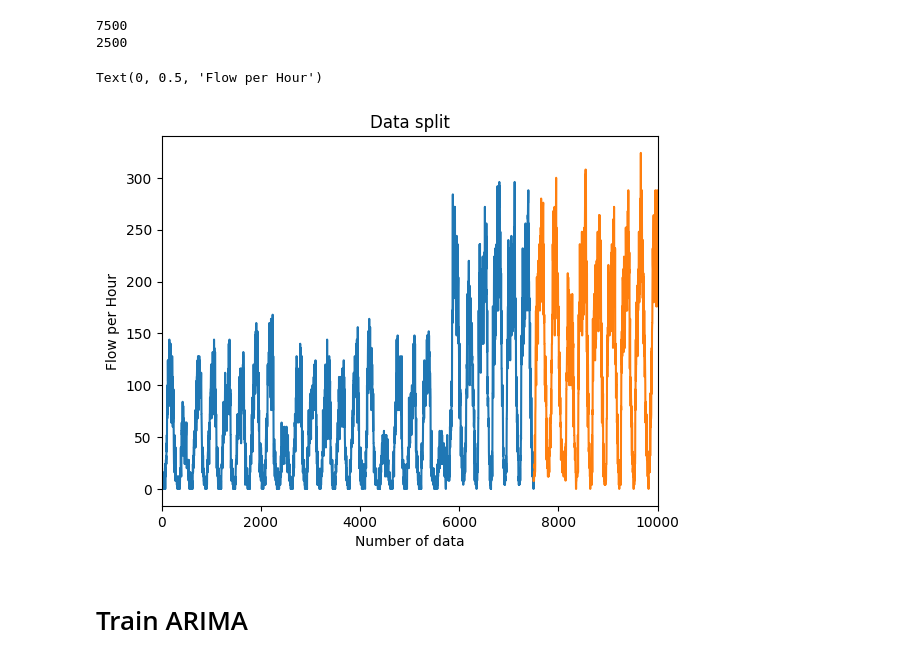
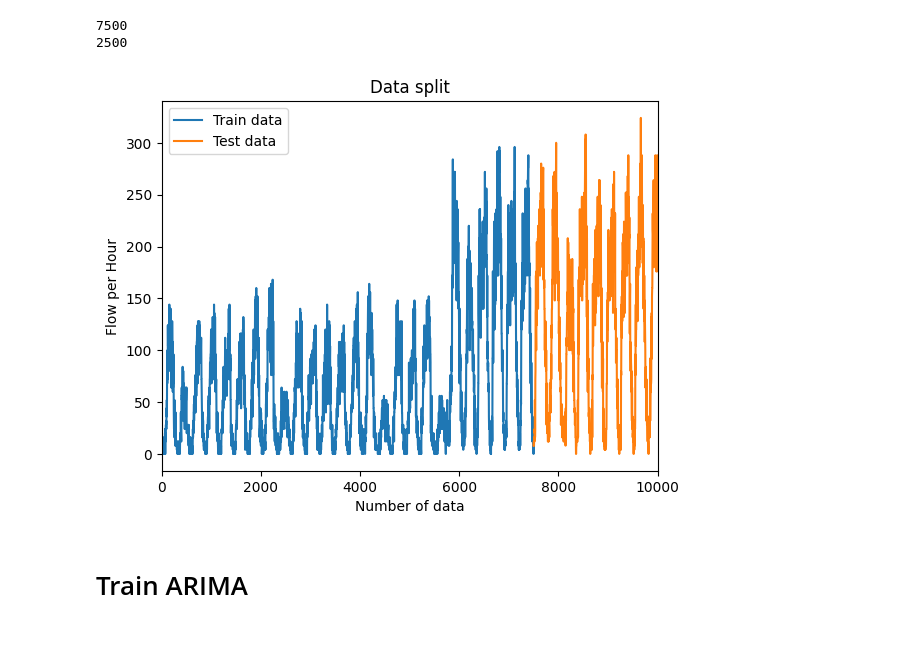
Before and after one commit to fredrikkortet/mt-hh, a Jupyter notebook: ARIMA.ipynb, the cells around one changed output. Drawn from its saved outputs; the diff is of its cells as text; code cells hidden in the pictures.

```diff
--- a/ARIMA.ipynb
+++ b/ARIMA.ipynb
@@ -49,16 +50,17 @@ print(len(test_set))
 7500
 2500
 # %%
-plt.plot(train_set['flow'].index,train_set['flow'].values )
+plt.plot(train_set['flow'].index,train_set['flow'].values,label="Train data")
 plt.xlim(0,7500)
-plt.plot(test_set['flow'].index, test_set['flow'].values)
+plt.plot(test_set['flow'].index, test_set['flow'].values,label="Test data")
 plt.xlim(0,10000)
 plt.title('Data split')
 plt.xlabel('Number of data')
 plt.ylabel('Flow per Hour')
+plt.legend()
+plt.savefig("traintestdata.png")
 # %% [output]
-Text(0, 0.5, 'Flow per Hour')
-[figure, old version]
+[figure, new version]
 # %% [markdown]
 # Train ARIMA
 # %%
```
Also changed, not shown: parts of 2 cells of this notebook, 6 other files.
